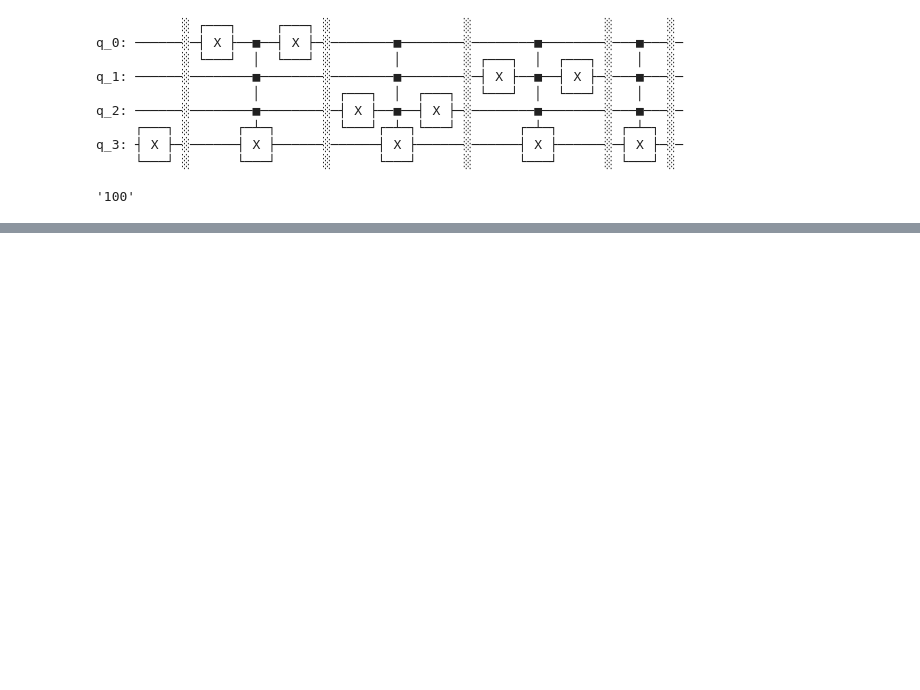
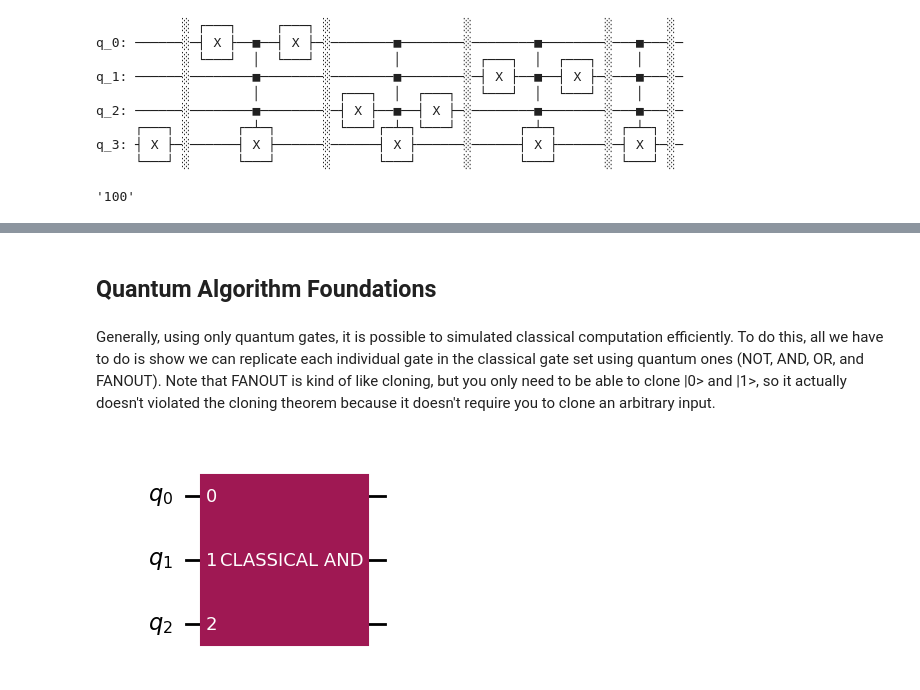
Before and after one commit to johnjeang/Qiskit-Learning, a Jupyter notebook: IBM_courses.ipynb, the cells around one changed output, grey strips where cells are left out. Cells and saved outputs as stored; diff of their text form; code cells hidden in the pictures; blank space fills up the shorter version.

Commit message:
added section on simulating classical circuits with quantum gates

```diff
--- a/IBM_courses.ipynb
+++ b/IBM_courses.ipynb
@@ -625,0 +722,4 @@ dj_algorithm(func)
+# %% [markdown]
+## Quantum Algorithm Foundations
+# %% [markdown]
+Generally, using only quantum gates, it is possible to simulated classical computation efficiently. To do this, all we have to do is show we can replicate each individual gate in the classical gate set using quantum ones (NOT, AND, OR, and FANOUT). Note that FANOUT is kind of like cloning, but you only need to be able to clone |0> and |1>, so it actually doesn't violated the cloning theorem because it doesn't require you to clone an arbitrary input.
@@ -625,0 +728,11 @@ dj_algorithm(func)
+# %%
+# AND gate
+qc = QuantumCircuit(3)
+qc.ccx(0,1,2)
+AND = qc.to_gate(label='CLASSICAL AND') # output it on qubit 2
+# %%
+qc = QuantumCircuit(3)
+qc.append(AND, [0,1,2])
+qc.draw('mpl')
+# %% [output]
+[figure, added]
```
Also changed, not shown: parts of 13 cells of this notebook.
